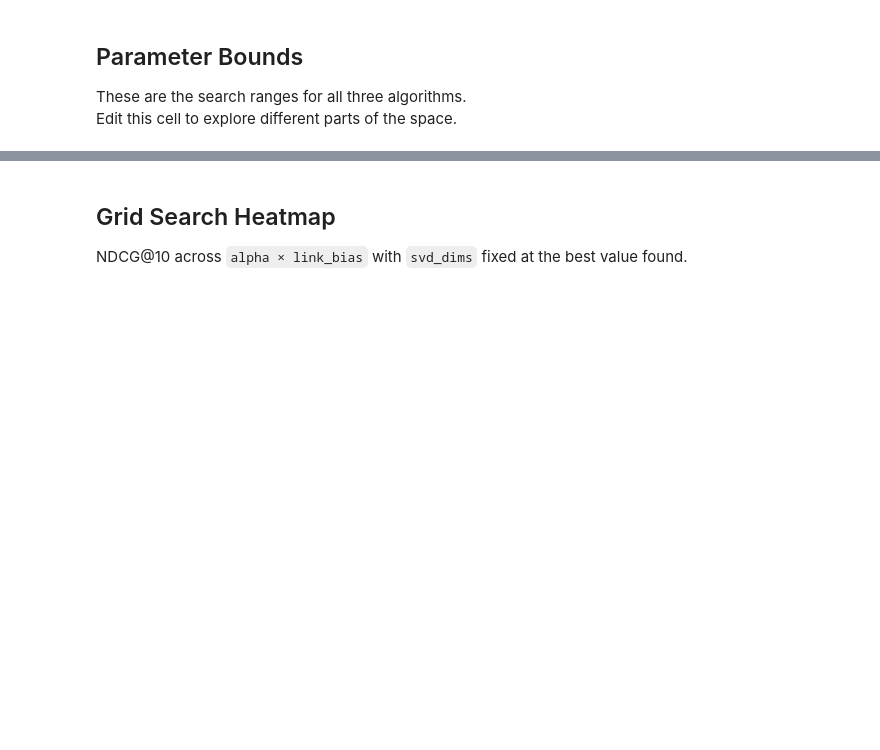
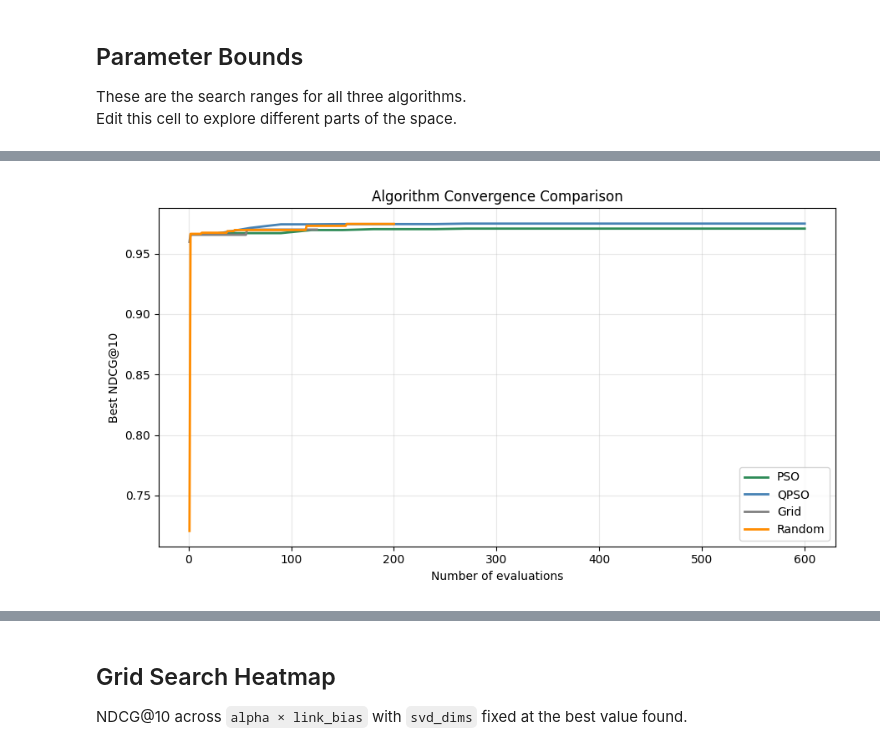
Before and after one commit to Sommer-Lukas/ColonySearch, a Jupyter notebook: data/tuning/benchmark.ipynb, the cells around one changed output, grey strips where cells are left out. Cells and saved outputs as stored; diff of their text form; code cells hidden in the pictures; blank space fills up the shorter version.

```diff
--- a/data/tuning/benchmark.ipynb
+++ b/data/tuning/benchmark.ipynb
@@ -56,0 +65,27 @@ print(f'\nTotal: {len(test_cases)} test queries across {unique_clusters} topic c
+# %%
+from data.tuning.ground_truth import extract_topics, generate_topic_queries, load_shared_ground_truth
+
+print('Loading ground truth across all nodes ...')
+
+USE_SHARED_QUERIES = True
+if USE_SHARED_QUERIES:
+    topics = extract_topics(DATA_DIR)
+    queries = generate_topic_queries(topics, n_per_topic=2, style='mixed')
+    test_cases = load_shared_ground_truth(DATA_DIR, queries)
+else:
+    test_cases = load_all_ground_truth(DATA_DIR)
+
+unique_clusters = len({frozenset(tc['relevant_urls']) for tc in test_cases})
+print(f'\nTotal: {len(test_cases)} test queries across {unique_clusters} topic clusters')
+
+# Show test queries; set NODE_FILTER to [] for all nodes
+NODE_FILTER = []  # e.g. ['Node_1', 'Node_3']
+cases_to_show = [tc for tc in test_cases if not NODE_FILTER or tc['node_dir'].name in NODE_FILTER]
+print('\nTest queries (preview):')
+for tc in cases_to_show[:50]:
+    print(f"- [{tc['node_dir'].name}] {tc['query_text'][:120]}...")
+
+if USE_SHARED_QUERIES:
+    print('\nShared queries (preview):')
+    for q in queries[:50]:
+        print(f"- {q['query_text']}")
@@ -76,6 +121,7 @@ objective_fn = make_objective(test_cases, K)
 
 # ── Full budget (comment out for quick test) ──────────────────────────────
 algos = [
+    ('PSO',    PSO(n_particles=30, max_iter=20)),
     ('QPSO',   QPSO(n_particles=30, max_iter=20)),
     ('Grid',   GridSearch(n_per_dim=5)),
     ('Random', RandomSearch(n_evaluations=200)),
@@ -83,6 +129,7 @@ algos = [
 
 # ── Quick test (~50 evals total, a few minutes) ───────────────────────────
 # algos = [
+#     ('PSO',    PSO(n_particles=5, max_iter=4)),
 #     ('QPSO',   QPSO(n_particles=5, max_iter=4)),
 #     ('Grid',   GridSearch(n_per_dim=3)),
 #     ('Random', RandomSearch(n_evaluations=27)),
@@ -101,20 +159,22 @@ print('\nDone.')
 # %%
 fig, ax = plt.subplots(figsize=(9, 5))
 
-colors = {'QPSO': 'steelblue', 'Grid': 'gray', 'Random': 'darkorange'}
+colors = {'PSO': 'seagreen', 'QPSO': 'steelblue', 'Grid': 'gray', 'Random': 'darkorange'}
 for name, res in results.items():
     xs = [h['n_evals']   for h in res.history]
     ys = [h['best_ndcg'] for h in res.history]
     ax.plot(xs, ys, label=name, color=colors[name], linewidth=2)
 
 ax.set_xlabel('Number of evaluations')
 ax.set_ylabel('Best NDCG@10')
 ax.set_title('Algorithm Convergence Comparison')
 ax.legend()
 ax.grid(True, alpha=0.3)
 fig.tight_layout()
 fig.savefig('benchmark_convergence.png', dpi=120)
 plt.show()
+# %% [output]
+[figure, added]
 # %%
 rows = []
 for name, res in results.items():
```
Also changed, not shown: parts of 11 cells of this notebook, 8 other files.
